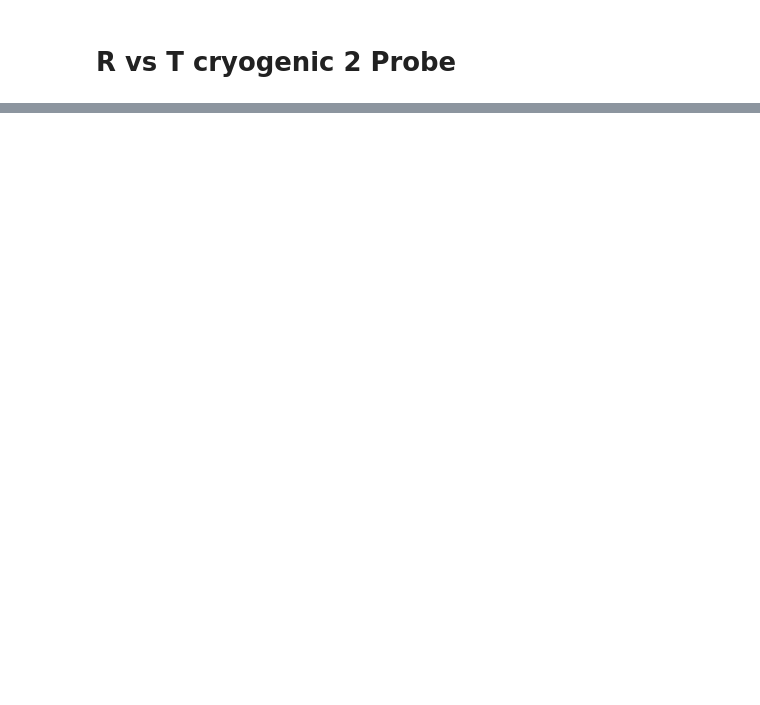
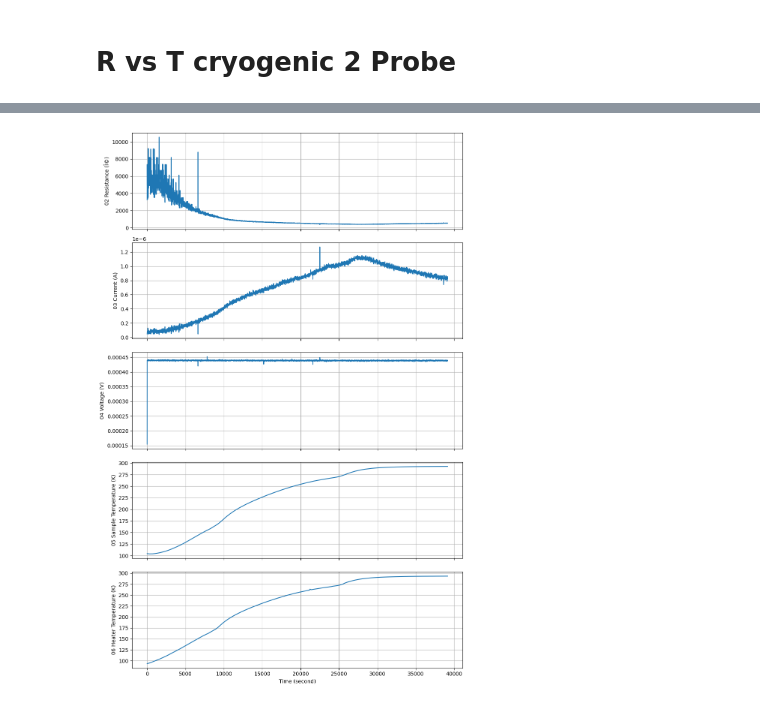
Before and after one commit to jajapuramshivasai/Advanced-Experimental-Techniques-in-Quantum-Materials, a Jupyter notebook: Cryogenic_RvsT_Al.ipynb, the cells around one changed output, grey strips where cells are left out. Cells and saved outputs as stored; diff of their text form; code cells hidden in the pictures; blank space fills up the shorter version.

Commit message:
added cryogenic data analysis

```diff
--- a/Cryogenic_RvsT_Al.ipynb
+++ b/Cryogenic_RvsT_Al.ipynb
@@ -4,3 +4,66 @@
 # R vs T cryogenic 2 Probe
 # %% [markdown]
 ![IMG_20260220_105651047.jpg](embedded-picture-1)
+# %%
+import pandas as pd
+import pickle
+import matplotlib.pyplot as plt
+
+# File name
+file_path = '20090101_175031.csv'
+
+def analyze_pickle_data(path):
+    # 1. Load the pickle file
+    # Using latin1 encoding is necessary for pickle files created in older Python versions
+    with open(path, 'rb') as f:
+        data = pickle.load(f, encoding='latin1')
+
+    # 2. Extract experimental data columns
+    # The keys starting with numbers contain (data_tuple, unit_string)
+    data_keys = sorted([k for k in data.keys() if k[0].isdigit()])
+
+    df_dict = {}
+    units = {}
+
+    for key in data_keys:
+        val = data[key]
+        if isinstance(val, tuple) and len(val) == 2:
+            df_dict[key] = val[0]   # The actual numerical list
+            units[key] = val[1]     # The unit (e.g., 'K', 'Ohm', 's')
+        else:
+            df_dict[key] = val
+
+    # 3. Create DataFrame
+    df = pd.DataFrame(df_dict)
+
+    # 4. Basic Analysis
+    print("--- Data Units ---")
+    for k, v in units.items():
+        print(f"{k}: {v}")
+
+    print("\n--- Statistics ---")
+    print(df.describe())
+
+    # 5. Plotting
+    time_col = '01 Time'
+    variables_to_plot = [k for k in df.columns if k != time_col and 'CJ Temperature' not in k]
+
+    fig, axes = plt.subplots(len(variables_to_plot), 1, figsize=(10, 15), sharex=True)
+    for i, var in enumerate(variables_to_plot):
+        axes[i].plot(df[time_col], df[var])
+        axes[i].set_ylabel(f"{var} ({units.get(var, 'N/A')})")
+        axes[i].grid(True)
+        # axes[i].legend(loc='upper right')  # Legend removed
+
+    axes[-1].set_xlabel(f"Time ({units.get(time_col, 's')})")
+    plt.tight_layout()
+    plt.show()
+
+    return df
+
+# Run the analysis
+df = analyze_pickle_data(file_path)
+
+# Optional: Save to a real CSV
+# df.to_csv('cleaned_data.csv', index=False)
+# %% [output]
@@ -6,0 +87 @@
+[figure, added]
```
Also changed, not shown: parts of 3 cells of this notebook, 2 other files.
